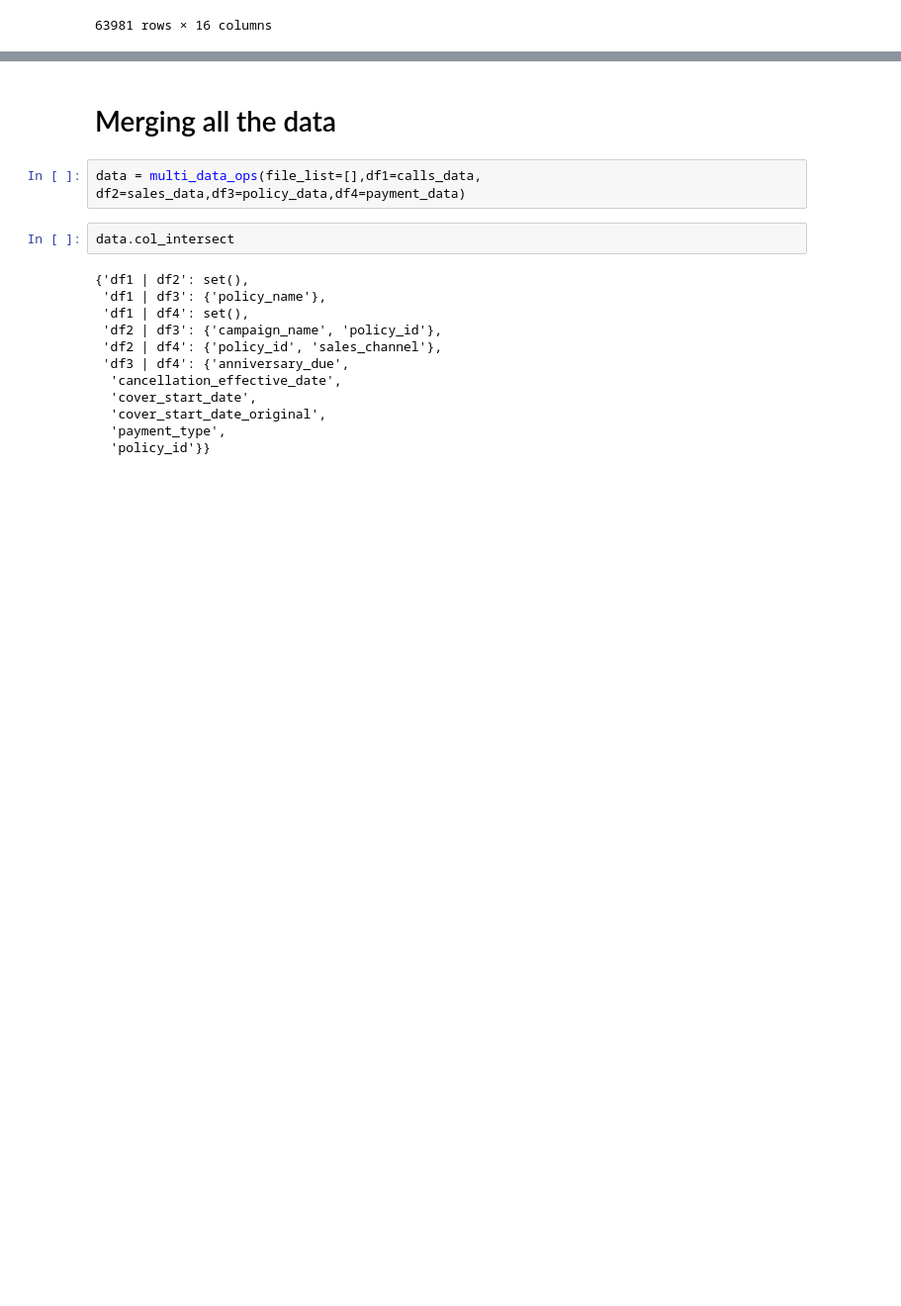
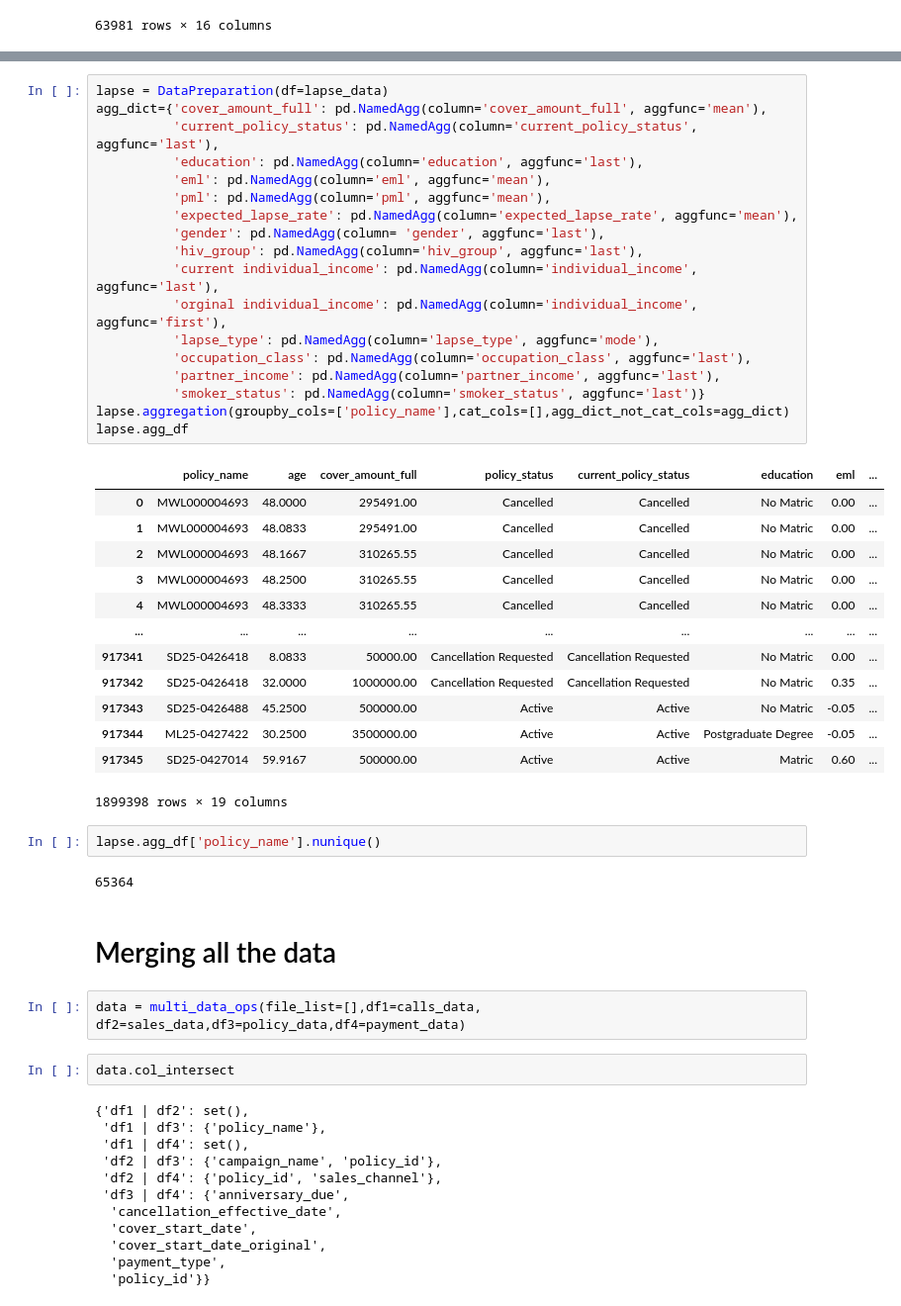
Before and after one commit to Christine-H-code/LapseRate_modeling, a Jupyter notebook: try.ipynb, the cells around one changed output, grey strips where cells are left out. Shown at 99% size. Saved outputs shown, nothing was run; the diff lists cells and outputs as text; blank space fills up the shorter version.

Commit message:
adds lapse aggregation

```diff
--- a/try.ipynb
+++ b/try.ipynb
@@ -442,3 +454,39 @@ payments_data.merged_df
+# %%
+lapse = DataPreparation(df=lapse_data)
+agg_dict={'cover_amount_full': pd.NamedAgg(column='cover_amount_full', aggfunc='mean'),
+          'current_policy_status': pd.NamedAgg(column='current_policy_status', aggfunc='last'),
+          'education': pd.NamedAgg(column='education', aggfunc='last'),
+          'eml': pd.NamedAgg(column='eml', aggfunc='mean'),
+          'pml': pd.NamedAgg(column='pml', aggfunc='mean'),
+          'expected_lapse_rate': pd.NamedAgg(column='expected_lapse_rate', aggfunc='mean'),
+          'gender': pd.NamedAgg(column= 'gender', aggfunc='last'),
+          'hiv_group': pd.NamedAgg(column='hiv_group', aggfunc='last'),
+          'current individual_income': pd.NamedAgg(column='individual_income', aggfunc='last'),
+          'orginal individual_income': pd.NamedAgg(column='individual_income', aggfunc='first'),
+          'lapse_type': pd.NamedAgg(column='lapse_type', aggfunc='mode'),
+          'occupation_class': pd.NamedAgg(column='occupation_class', aggfunc='last'),
+          'partner_income': pd.NamedAgg(column='partner_income', aggfunc='last'),
+          'smoker_status': pd.NamedAgg(column='smoker_status', aggfunc='last')}
+lapse.aggregation(groupby_cols=['policy_name'],cat_cols=[],agg_dict_not_cat_cols=agg_dict)
+lapse.agg_df
+# %% [output]
+|  | policy_name | age | cover_amount_full | policy_status | current_policy_status | education | eml | ... |
+| 0 | MWL000004693 | 48.0000 | 295491.00 | Cancelled | Cancelled | No Matric | 0.00 | ... |
+| 1 | MWL000004693 | 48.0833 | 295491.00 | Cancelled | Cancelled | No Matric | 0.00 | ... |
+| 2 | MWL000004693 | 48.1667 | 310265.55 | Cancelled | Cancelled | No Matric | 0.00 | ... |
+| 3 | MWL000004693 | 48.2500 | 310265.55 | Cancelled | Cancelled | No Matric | 0.00 | ... |
+| 4 | MWL000004693 | 48.3333 | 310265.55 | Cancelled | Cancelled | No Matric | 0.00 | ... |
+| ... | ... | ... | ... | ... | ... | ... | ... | ... |
+| 917341 | SD25-0426418 | 8.0833 | 50000.00 | Cancellation Requested | Cancellation Requested | No Matric | 0.00 | ... |
+| 917342 | SD25-0426418 | 32.0000 | 1000000.00 | Cancellation Requested | Cancellation Requested | No Matric | 0.35 | ... |
+| 917343 | SD25-0426488 | 45.2500 | 500000.00 | Active | Active | No Matric | -0.05 | ... |
+| 917344 | ML25-0427422 | 30.2500 | 3500000.00 | Active | Active | Postgraduate Degree | -0.05 | ... |
+| 917345 | SD25-0427014 | 59.9167 | 500000.00 | Active | Active | Matric | 0.60 | ... |
+1899398 rows × 19 columns
+# %%
+lapse.agg_df['policy_name'].nunique()
+# %% [output]
+65364
 # %% [markdown]
 # Merging all the data
 # %%
```
Also changed, not shown: parts of 3 cells of this notebook.
